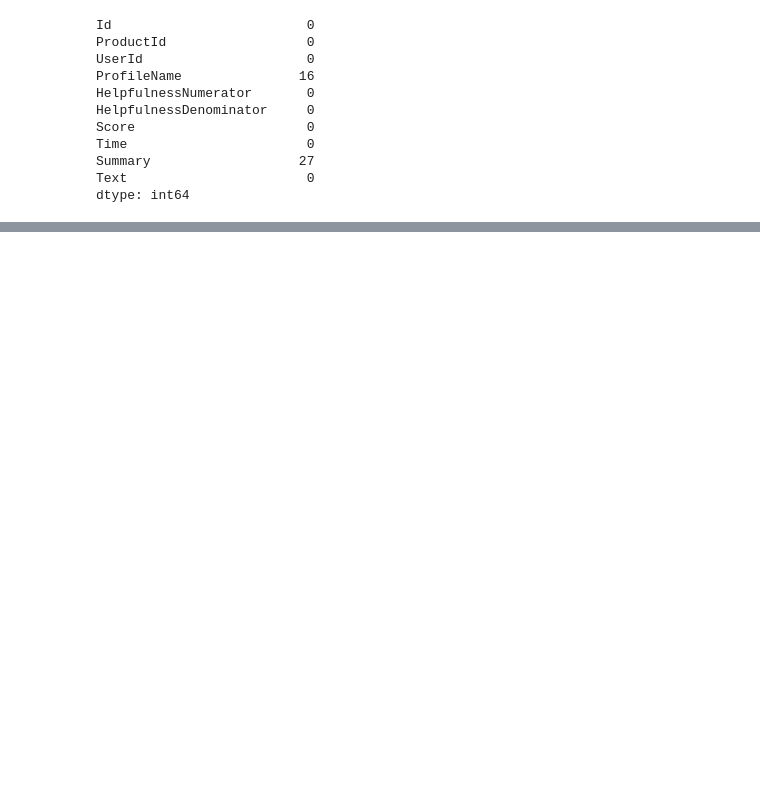
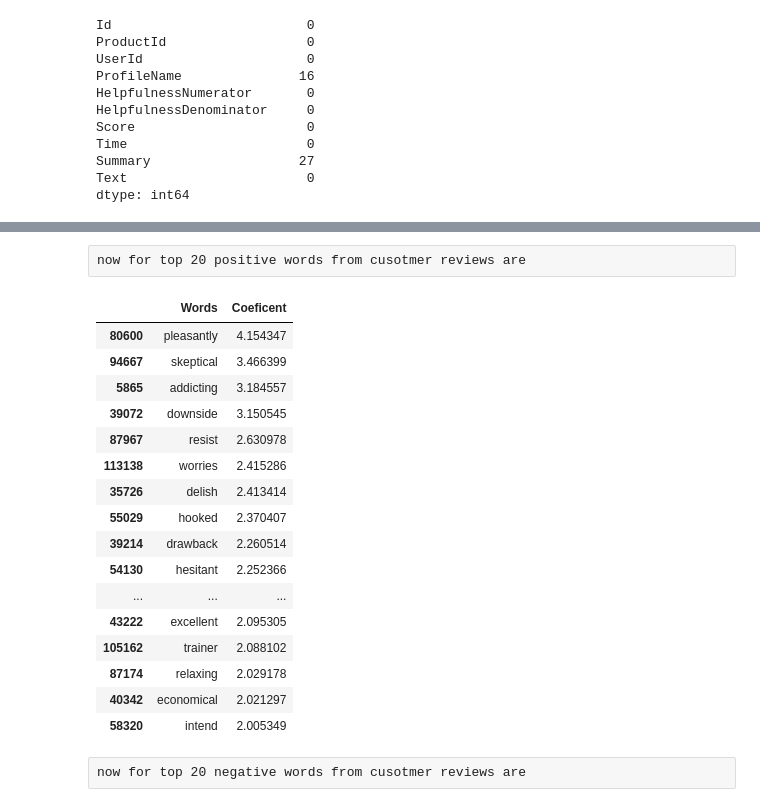
Before and after one commit to Dhrumil-Zion/Sentiments-Prediction-Using-NLP, a Jupyter notebook: Sentiment_Analyzer.ipynb, the cells around one changed output, grey strips where cells are left out. Cells and saved outputs as stored; diff of their text form; code cells hidden in the pictures; blank space fills up the shorter version.

```diff
--- a/Sentiment_Analyzer.ipynb
+++ b/Sentiment_Analyzer.ipynb
@@ -50,0 +140,32 @@ data.head()
+# %%
+w = c.get_feature_names()
+# %%
+coef = ml.coef_.tolist()[0]
+# %%
+data3 = pd.DataFrame({'Words':w,'Coeficent':coef})
+# %%
+results = data3.sort_values(['Coeficent','Words'],ascending=False)
+# %% [raw]
+now for top 20 positive words from cusotmer reviews are
+# %%
+results.head(20)
+# %% [output]
+|  | Words | Coeficent |
+| 80600 | pleasantly | 4.154347 |
+| 94667 | skeptical | 3.466399 |
+| 5865 | addicting | 3.184557 |
+| 39072 | downside | 3.150545 |
+| 87967 | resist | 2.630978 |
+| 113138 | worries | 2.415286 |
+| 35726 | delish | 2.413414 |
+| 55029 | hooked | 2.370407 |
+| 39214 | drawback | 2.260514 |
+| 54130 | hesitant | 2.252366 |
+| ... | ... | ... |
+| 43222 | excellent | 2.095305 |
+| 105162 | trainer | 2.088102 |
+| 87174 | relaxing | 2.029178 |
+| 40342 | economical | 2.021297 |
+| 58320 | intend | 2.005349 |
+# %% [raw]
+now for top 20 negative words from cusotmer reviews are
```
Also changed, not shown: parts of 24 cells of this notebook.
